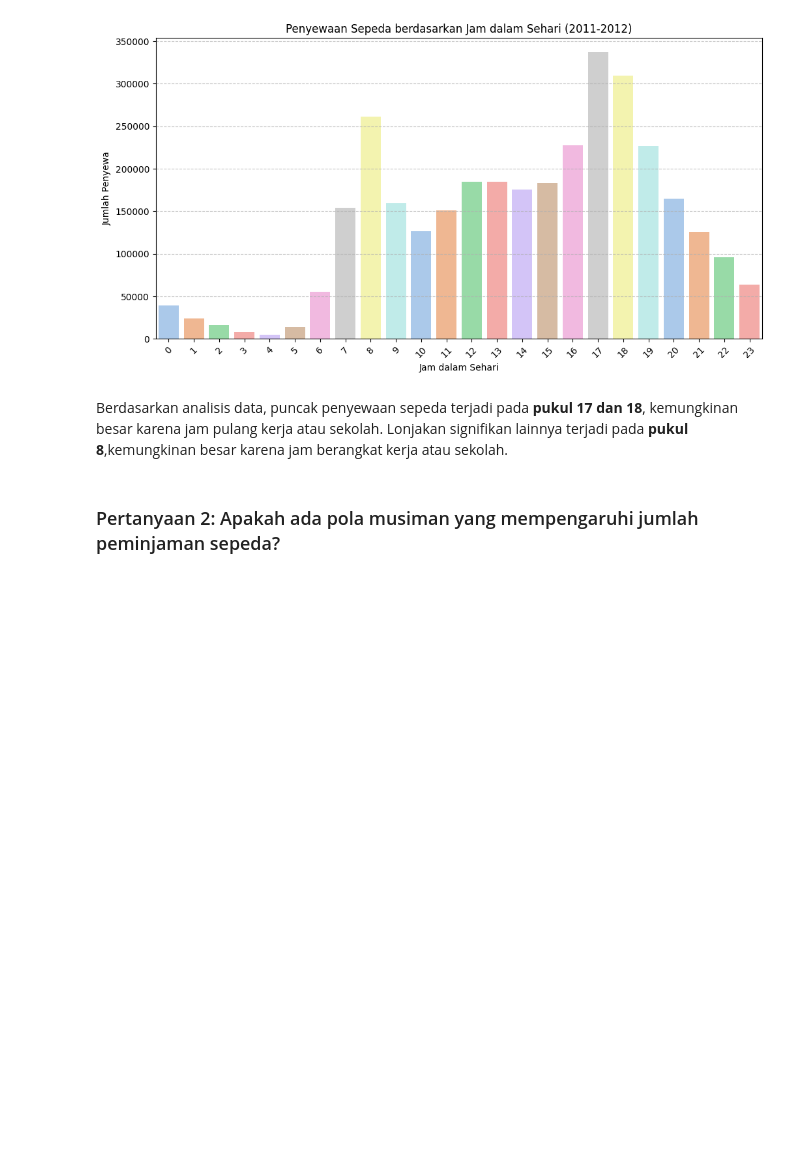
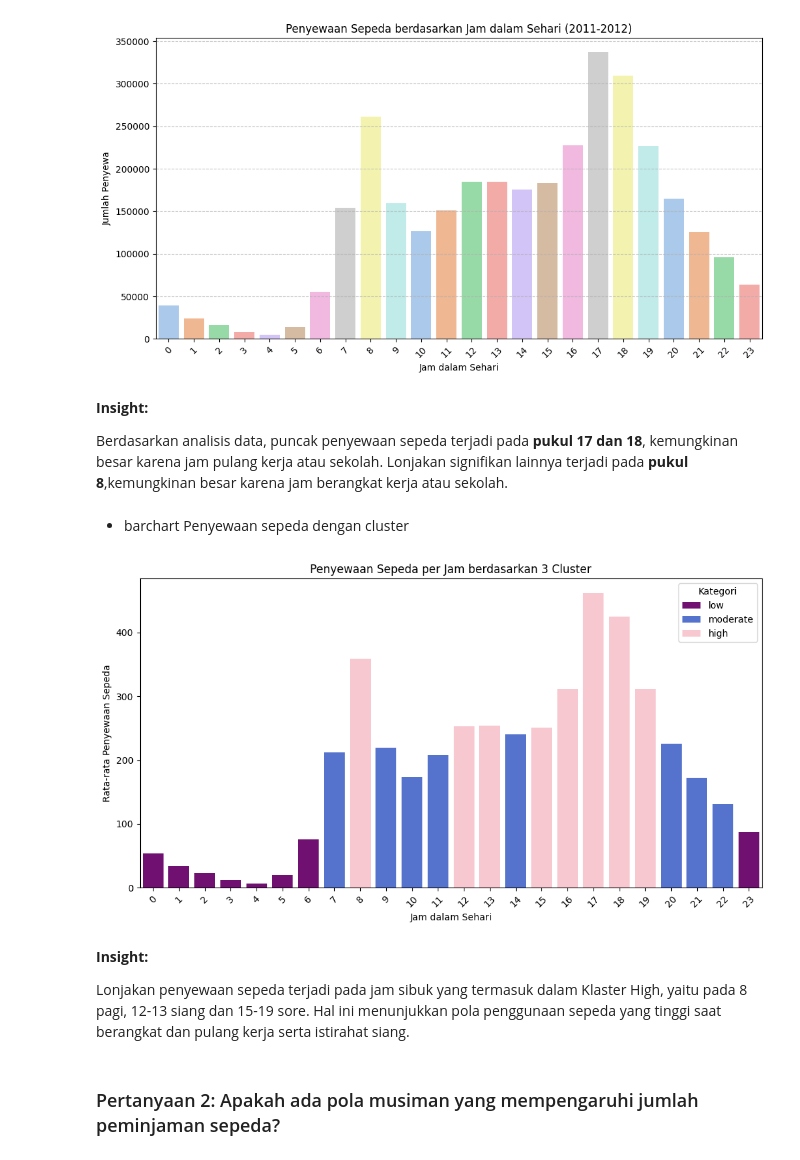
Before and after one commit to saftanafitri/bike-sharing, a Jupyter notebook: notebook.ipynb, the cells around one changed output. Drawn from its saved outputs; the diff is of its cells as text; code cells hidden in the pictures; blank space fills up the shorter version.

```diff
--- a/notebook.ipynb
+++ b/notebook.ipynb
@@ -311,0 +324,18 @@ Name: cnt, dtype: int64
+# %%
+hourly_rentals = hour_df.groupby('hr')['cnt'].mean().reset_index()
+
+low_threshold = hourly_rentals['cnt'].quantile(0.33)
+high_threshold = hourly_rentals['cnt'].quantile(0.66)
+
+def categorize_rentals(cnt):
+    if cnt >= high_threshold:
+        return 'high'
+    elif cnt >= low_threshold:
+        return 'moderate'
+    else:
+        return 'low'
+
+hourly_rentals['Cluster Name'] = hourly_rentals['cnt'].apply(categorize_rentals)
+hourly_rentals_sorted = hourly_rentals.sort_values(by='Cluster Name', ascending=True)
+
+hourly_rentals_sorted
@@ -382,7 +450,33 @@ plt.show()
 # %% [output]
 [figure]
 # %% [markdown]
+**Insight:**
+
 Berdasarkan analisis data, puncak penyewaan sepeda terjadi pada **pukul 17 dan 18**, kemungkinan besar karena jam pulang kerja atau sekolah. Lonjakan signifikan lainnya terjadi pada **pukul 8**,kemungkinan besar karena jam berangkat kerja atau sekolah.
+# %% [markdown]
+- barchart Penyewaan sepeda dengan cluster
+# %%
+palette_corrected = {
+    'low': 'purple',
+    'moderate': 'royalblue',
+    'high': 'pink'
+}
+
+plt.figure(figsize=(12, 6))
+sns.barplot(x=hourly_rentals_sorted['hr'], y=hourly_rentals_sorted['cnt'], hue=hourly_rentals_sorted['Cluster Name'], palette=palette_corrected)
+
+plt.xlabel('Jam dalam Sehari')
+plt.ylabel('Rata-rata Penyewaan Sepeda')
+plt.title('Penyewaan Sepeda per Jam berdasarkan 3 Cluster')
+plt.legend(title='Kategori')
+plt.xticks(rotation=45)
+plt.show()
+# %% [output]
+[figure, added]
+# %% [markdown]
+ **Insight:**
+
+ Lonjakan penyewaan sepeda terjadi pada jam sibuk yang termasuk dalam Klaster High, yaitu pada 8 pagi, 12-13 siang dan 15-19 sore. Hal ini menunjukkan pola penggunaan sepeda yang tinggi saat berangkat dan pulang kerja serta istirahat siang.
 # %% [markdown]
 ### Pertanyaan 2: Apakah ada pola musiman yang mempengaruhi jumlah peminjaman sepeda?
 # %% [markdown]
```
Also changed, not shown: parts of 16 cells of this notebook, 1 other file.
